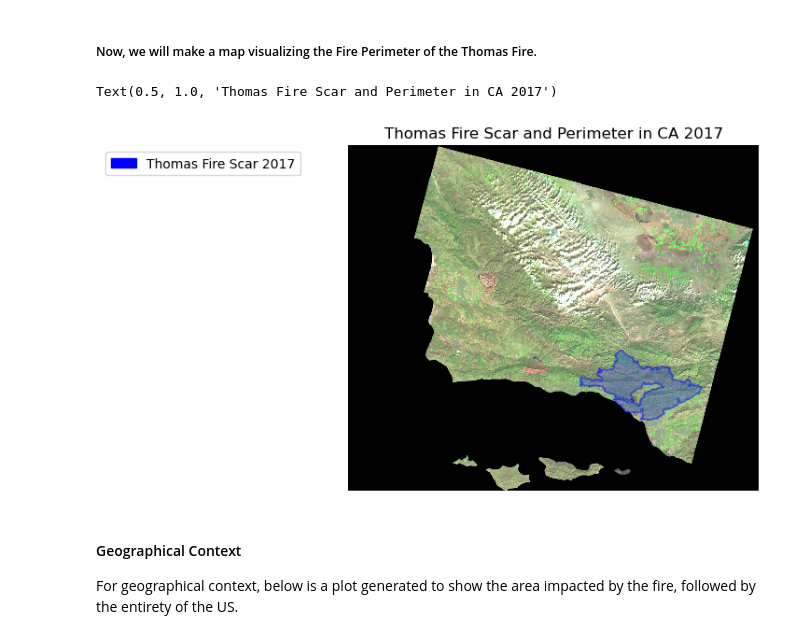
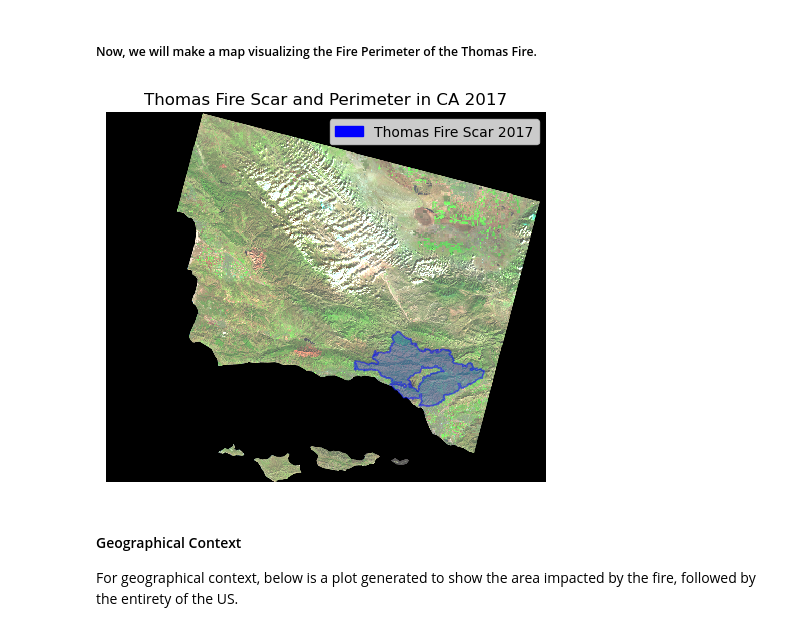
Before and after one commit to mariamkg00/eds-220-hwk-4-task-3, a Jupyter notebook: task3.ipynb, the cells around one changed output. Cells and saved outputs as stored; diff of their text form; code cells hidden in the pictures.

Commit message:
added changes and saved figures

```diff
--- a/task3.ipynb
+++ b/task3.ipynb
@@ -366,23 +384,27 @@ aqi_sb.five_day_average.plot(ylabel = 'Air Quality Index (PM in ppm)',
 # %%
 # making the map with both Thomas Fire perimeter and false color imagery
 fig, ax = plt.subplots()
 ax.axis('off')
 
 #-----------landsat subplot customization--------------
 landsat_sb[['swir22','nir08','red']].to_array().plot.imshow(ax=ax, robust = True)
 
 
 
 #-----------Thomas Fire subplot customization---------------
 thomas_ca.plot(ax=ax, edgecolor = 'blue', alpha = 0.5)
 thomas_ca_patch = mpatches.Patch(color = 'blue',label = 'Thomas Fire Scar 2017')
 
 #--------adding the needed customizations
-ax.legend(handles = [thomas_ca_patch], frameon = True, bbox_to_anchor = (-.1,1))
+ax.legend(handles = [thomas_ca_patch], frameon = True)
 ax.set_title('Thomas Fire Scar and Perimeter in CA 2017')
+
+#------ saving figure
+# save figure
+
+plt.savefig('images/thomas_fire_scar_2017.png')
 # %% [output]
-Text(0.5, 1.0, 'Thomas Fire Scar and Perimeter in CA 2017')
-[figure, old version]
+[figure, new version]
 # %% [markdown]
 #### Geographical Context
 
```
Also changed, not shown: parts of 9 cells of this notebook, 2 other files.
